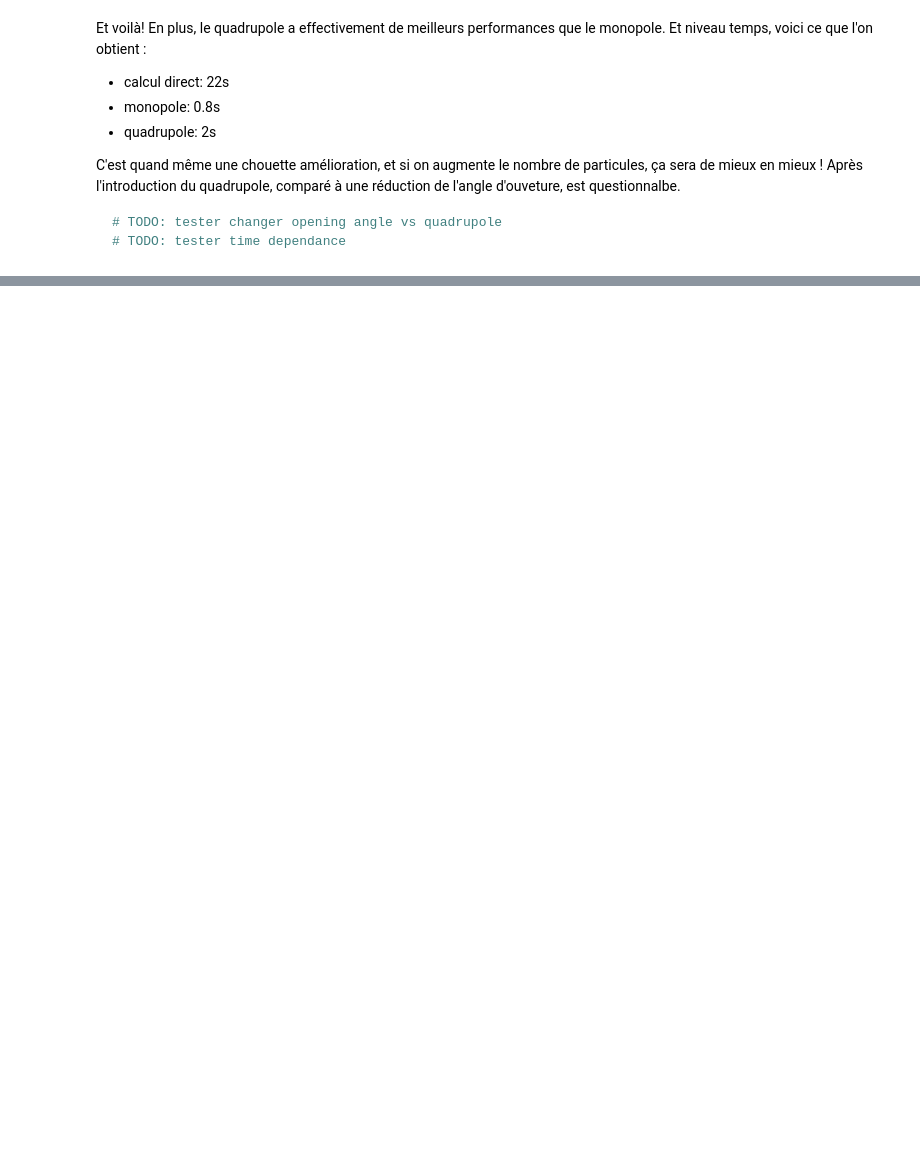
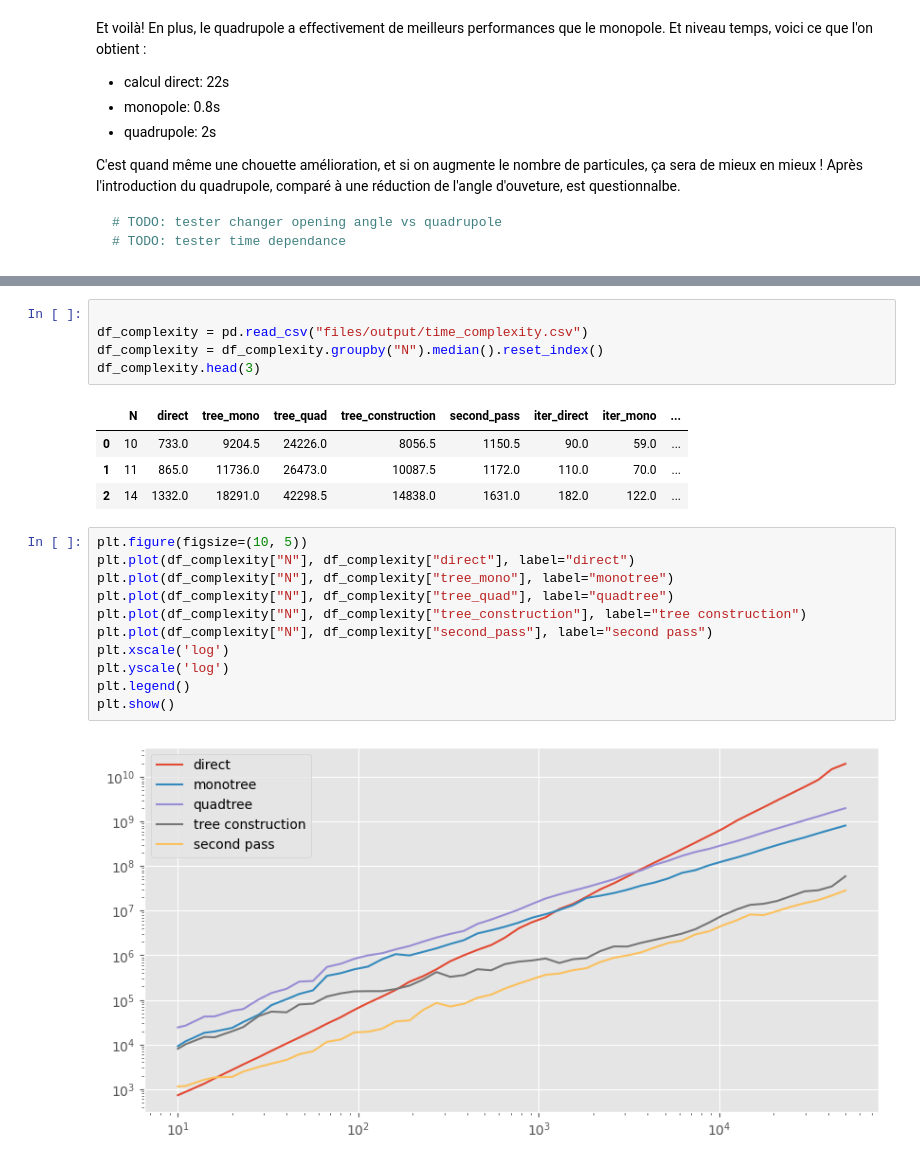
Before and after one commit to ProfesseurShadoko/compastro, a Jupyter notebook: scripts/main.ipynb, the cells around one changed output, grey strips where cells are left out. Drawn from its saved outputs; the diff is of its cells as text; blank space fills up the shorter version.

```diff
--- a/scripts/main.ipynb
+++ b/scripts/main.ipynb
@@ -595,0 +699,23 @@ print(f"GIF created successfully at {gif_path}")
+# %%
+
+df_complexity = pd.read_csv("files/output/time_complexity.csv")
+df_complexity = df_complexity.groupby("N").median().reset_index()
+df_complexity.head(3)
+# %% [output]
+|  | N | direct | tree_mono | tree_quad | tree_construction | second_pass | iter_direct | iter_mono | ... |
+| 0 | 10 | 733.0 | 9204.5 | 24226.0 | 8056.5 | 1150.5 | 90.0 | 59.0 | ... |
+| 1 | 11 | 865.0 | 11736.0 | 26473.0 | 10087.5 | 1172.0 | 110.0 | 70.0 | ... |
+| 2 | 14 | 1332.0 | 18291.0 | 42298.5 | 14838.0 | 1631.0 | 182.0 | 122.0 | ... |
+# %%
+plt.figure(figsize=(10, 5))
+plt.plot(df_complexity["N"], df_complexity["direct"], label="direct")
+plt.plot(df_complexity["N"], df_complexity["tree_mono"], label="monotree")
+plt.plot(df_complexity["N"], df_complexity["tree_quad"], label="quadtree")
+plt.plot(df_complexity["N"], df_complexity["tree_construction"], label="tree construction")
+plt.plot(df_complexity["N"], df_complexity["second_pass"], label="second pass")
+plt.xscale('log')
+plt.yscale('log')
+plt.legend()
+plt.show()
+# %% [output]
+[figure, added]
```
Also changed, not shown: parts of 25 cells of this notebook, 9 other files.
